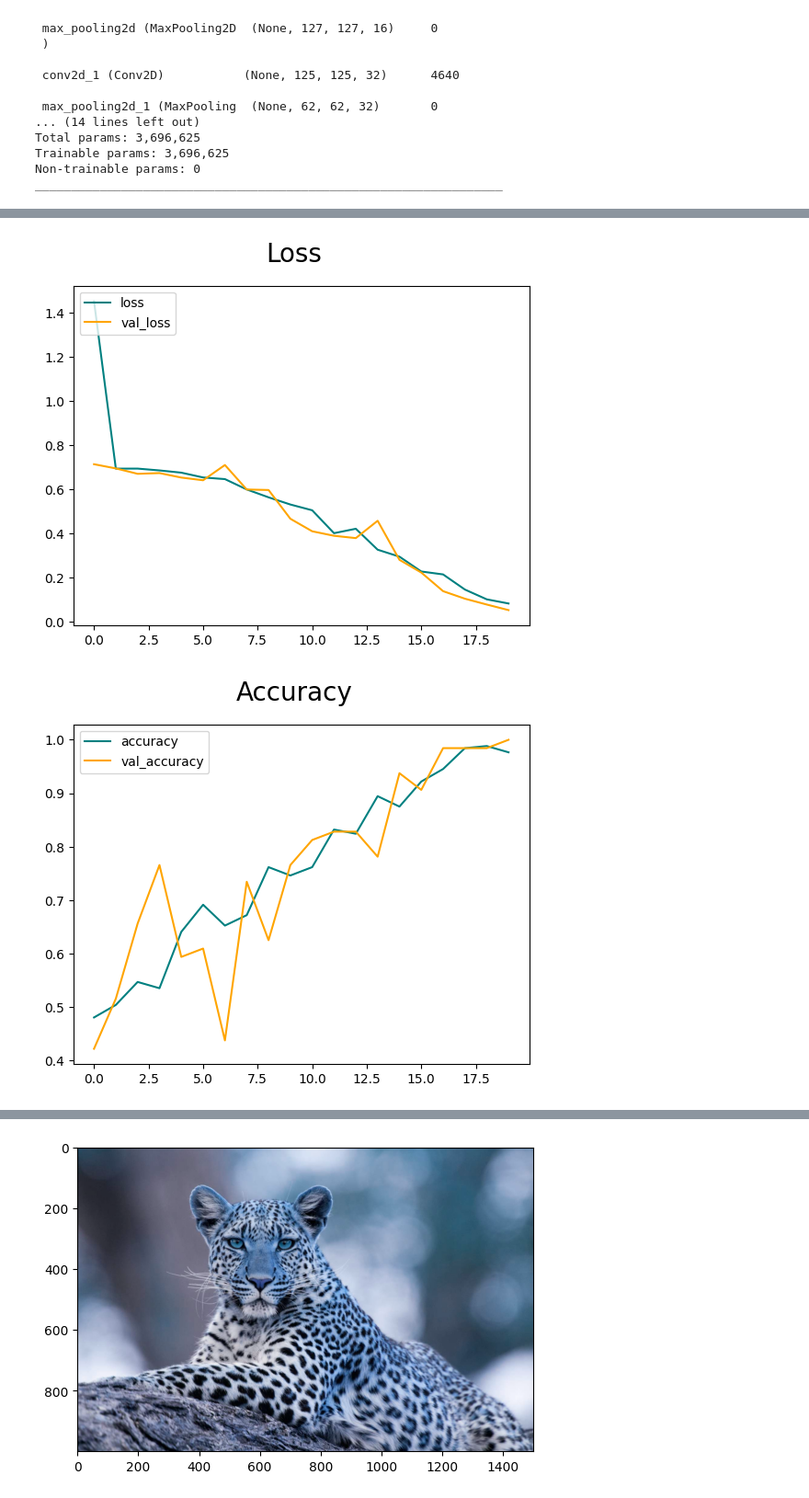
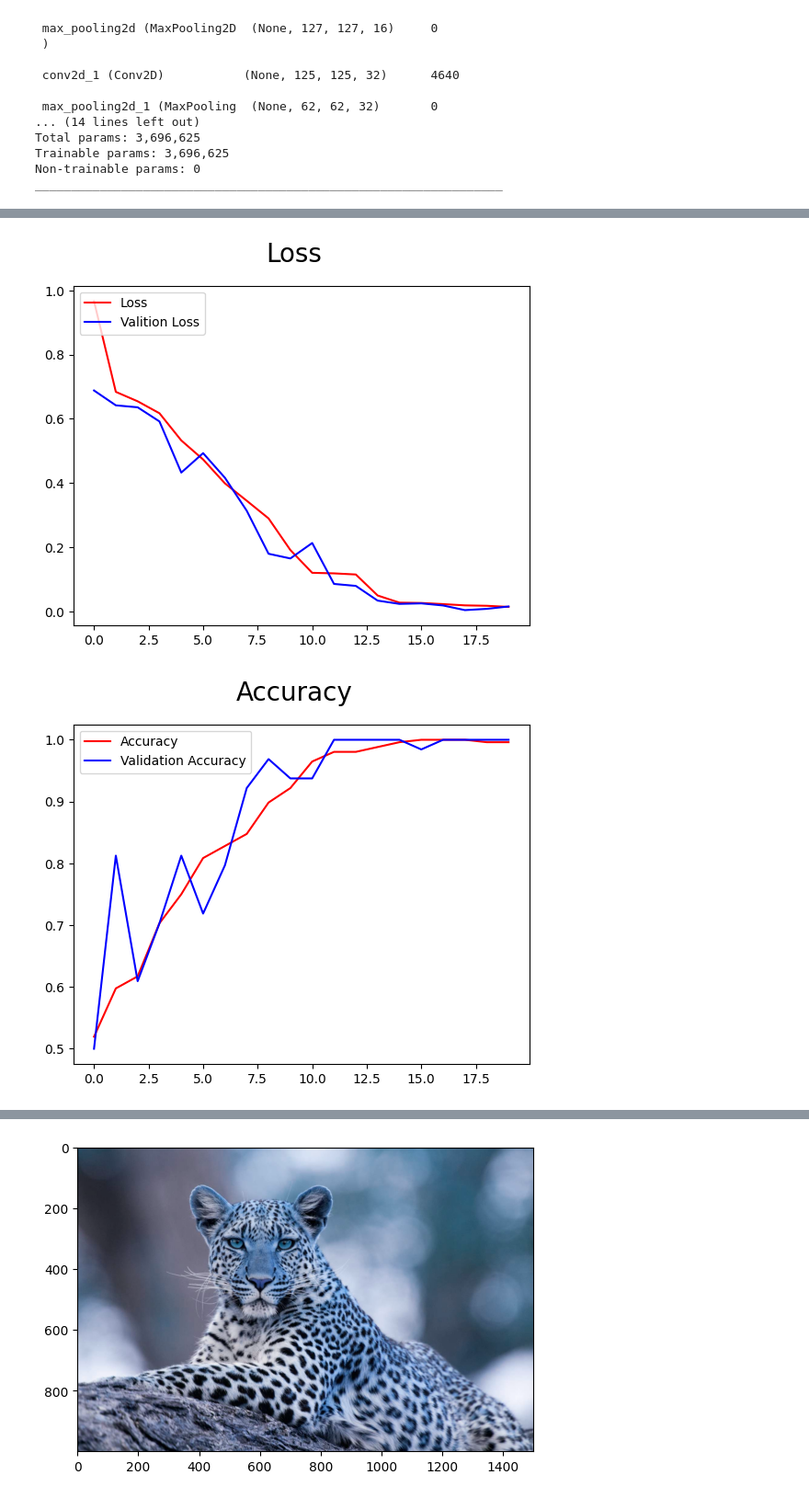
Before and after one commit to Shivansh20128/DL_ImageClassification, a Jupyter notebook: script.ipynb, the cells around one changed output, grey strips where cells are left out. Shown at 92% size. Drawn from its saved outputs; the diff is of its cells as text; code cells hidden in the pictures.

```diff
--- a/script.ipynb
+++ b/script.ipynb
@@ -23,7 +25,7 @@ from tensorflow.keras.models import load_model
 # %%
 # Just checking if there are any errors in the images dataset
 
-data_dir = 'LionVsTiger'
+data_dir = 'LeopardVsTiger'
 image_exts = ['jpeg','jpg', 'bmp', 'png']
 
 for image_class in os.listdir(data_dir):
@@ -123,21 +127,21 @@ Epoch 20/20
 # %%
 fig = plt.figure()
-plt.plot(hist.history['loss'], color='teal', label='loss')
-plt.plot(hist.history['val_loss'], color='orange', label='val_loss')
+plt.plot(hist.history['loss'], color='red', label='Loss')
+plt.plot(hist.history['val_loss'], color='blue', label='Validation Loss')
 fig.suptitle('Loss', fontsize=20)
 plt.legend(loc="upper left")
 plt.show()
 # %% [output]
-[figure, old version]
+[figure, new version]
 # %%
 fig = plt.figure()
-plt.plot(hist.history['accuracy'], color='teal', label='accuracy')
-plt.plot(hist.history['val_accuracy'], color='orange', label='val_accuracy')
+plt.plot(hist.history['accuracy'], color='red', label='Accuracy')
+plt.plot(hist.history['val_accuracy'], color='blue', label='Validation Accuracy')
 fig.suptitle('Accuracy', fontsize=20)
 plt.legend(loc="upper left")
 plt.show()
 # %% [output]
-[figure, old version]
+[figure, new version]
 # %%
 pre = Precision()
 re = Recall()
```
Also changed, not shown: parts of 10 cells of this notebook.
